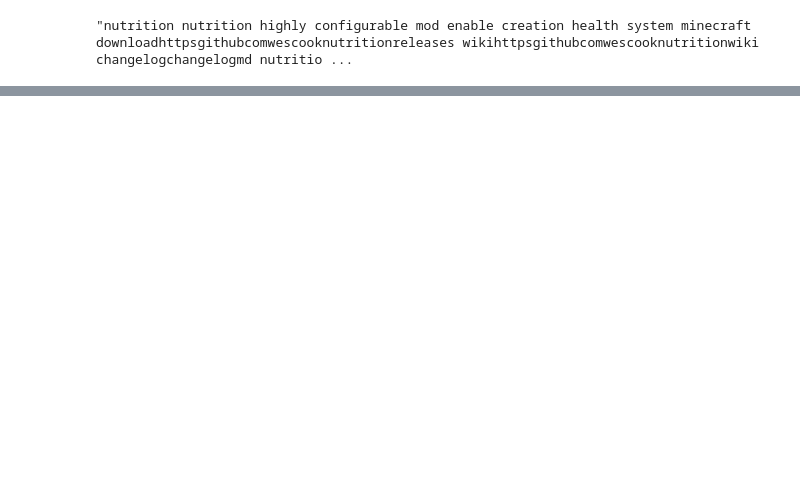
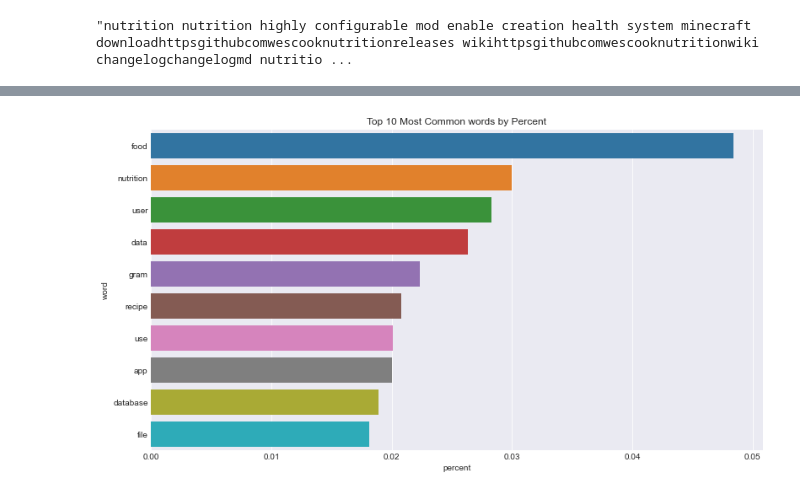
Before and after one commit to Christian-Kristine-Kan-Scott/nlp_project, a Jupyter notebook: kan's workbook.ipynb, the cells around one changed output, grey strips where cells are left out. Drawn from its saved outputs; the diff is of its cells as text; code cells hidden in the pictures; blank space fills up the shorter version.

```diff
--- a/kan's workbook.ipynb
+++ b/kan's workbook.ipynb
@@ -138,0 +151,3 @@ Name: clean_lemmatized, Length: 116, dtype: int64
+# %%
+word_count_top_10_percent = word_count.sort_values(by='percent', ascending=False).head(10)
+word_count_top_10_percent
@@ -138,0 +176,7 @@ Name: clean_lemmatized, Length: 116, dtype: int64
+# %%
+# plot bar graph for top 10 words by percent
+sns.barplot(data=word_count_top_10_percent, x='percent', y='word')
+plt.title('Top 10 Most Common words by Percent')
+plt.show()
+# %% [output]
+[figure, added]
```
Also changed, not shown: parts of 26 cells of this notebook.
